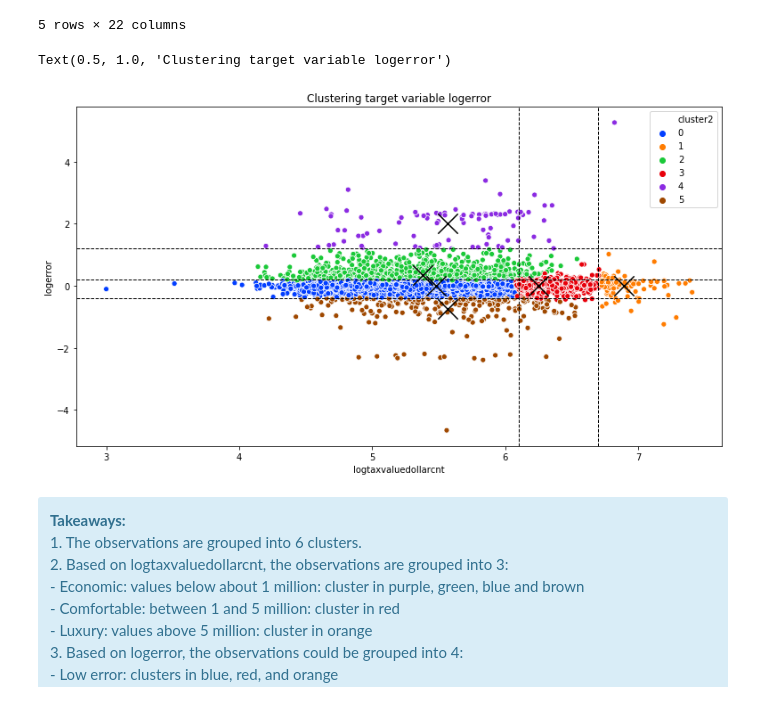
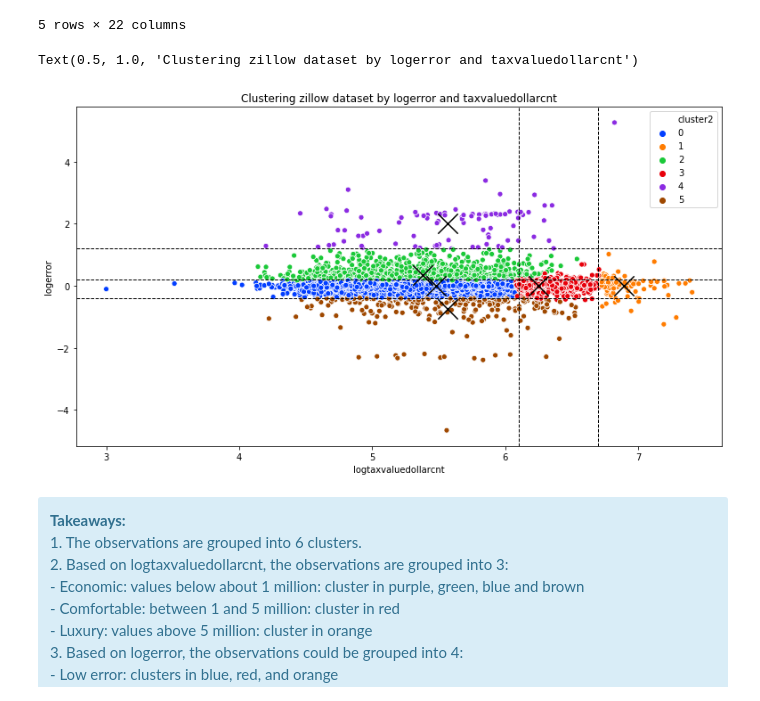
Before and after one commit to Yongliang-Shi/Exploring-Drivers-of-the-Error-in-Zestimate, a Jupyter notebook: clustering_project_zillow_walkthrough.ipynb, the cells around one changed output. Cells and saved outputs as stored; diff of their text form; code cells hidden in the pictures.

```diff
--- a/clustering_project_zillow_walkthrough.ipynb
+++ b/clustering_project_zillow_walkthrough.ipynb
@@ -298,29 +326,29 @@ train.head()
 # %%
 # Visualize the clusters along with their centers
 
 # Set up the fiture size
 plt.figure(figsize=(13,7))
 
 # Scatterplot the clusters
 ax = sns.scatterplot(data=train, x='logtaxvaluedollarcnt', y='logerror', hue='cluster2', palette='bright')
 
 # Plot the dashed line to draw the boundaries of the clusters
 plt.axhline(0.2, color='k', linestyle='dashed', linewidth=1)
 plt.axhline(1.2, color='k', linestyle='dashed', linewidth=1)
 plt.axhline(-0.4, color='k', linestyle='dashed', linewidth=1)
 plt.axvline(6.1, color='k', linestyle='dashed', linewidth=1)
 plt.axvline(6.7, color='k', linestyle='dashed', linewidth=1)
 
 # Scatterplot the centers of the clusters
 train.groupby('cluster2').mean().plot.scatter(y='logerror', x='logtaxvaluedollarcnt',
                                               marker='x', s=500, ax=ax, c='black')
 # Write the title
-plt.title('Clustering target variable logerror')
+plt.title('Clustering zillow dataset by logerror and taxvaluedollarcnt')
 
 # # Finally, the picture is saved as clustering_logerror.png for the purpose of presentation.
 # %% [output]
-Text(0.5, 1.0, 'Clustering target variable logerror')
+Text(0.5, 1.0, 'Clustering zillow dataset by logerror and taxvaluedollarcnt')
-[figure, old version]
+[figure, new version]
 # %% [markdown]
 <div class="alert alert-block alert-info"><b>Takeaways:</b><br>
     1. The observations are grouped into 6 clusters.<br>
```
Also changed, not shown: parts of 14 cells of this notebook.
